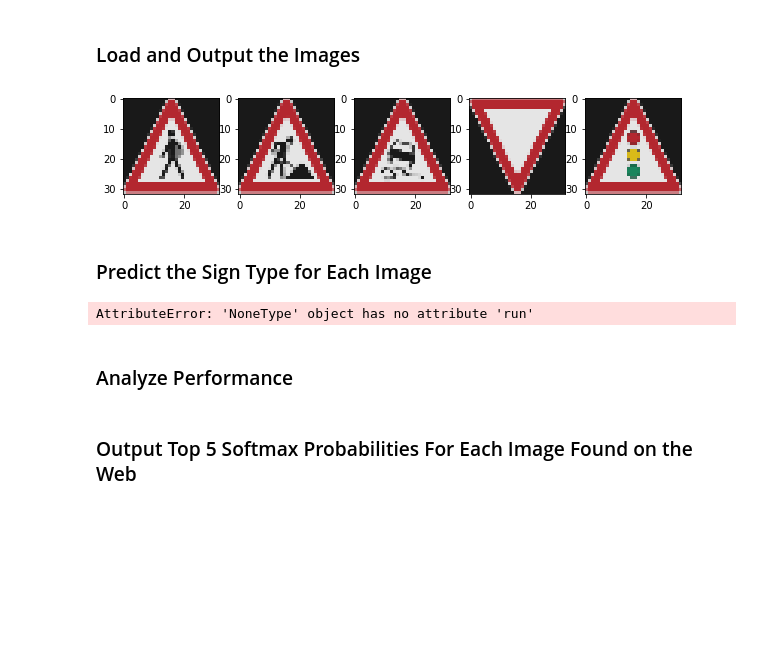
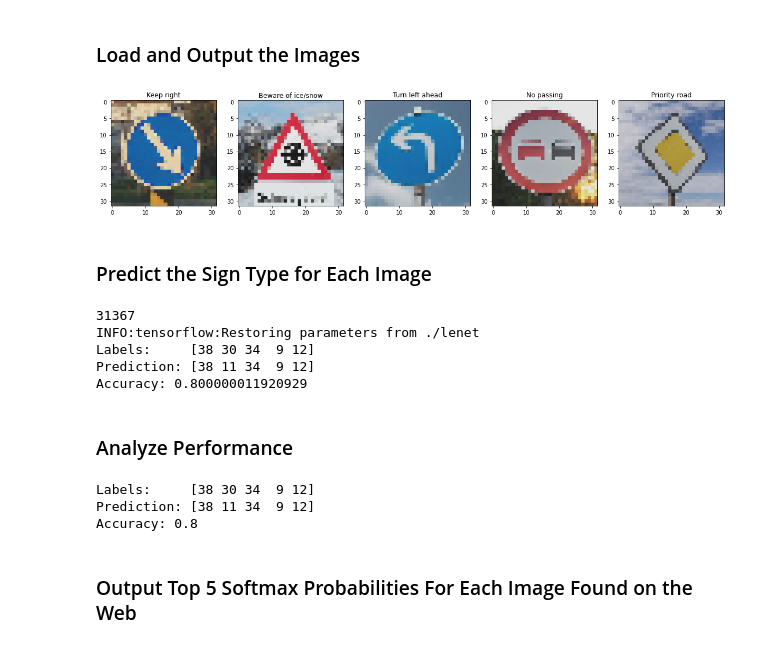
Before and after one commit to Zulkhuu/self-driving-car, a Jupyter notebook: P3_traffic_sign_classifier/Traffic_Sign_Classifier.ipynb, the cells around one changed output. Drawn from its saved outputs; the diff is of its cells as text; code cells hidden in the pictures; blank space fills up the shorter version.

```diff
--- a/P3_traffic_sign_classifier/Traffic_Sign_Classifier.ipynb
+++ b/P3_traffic_sign_classifier/Traffic_Sign_Classifier.ipynb
@@ -111,6 +111,7 @@ df.plot(y='counts', x='class_names', kind='barh', figsize=(10,16))
 # %%
 
 plt_size = 8
+title_len_max = 20
 fig, axs = plt.subplots(plt_size, plt_size)
 fig.set_size_inches(20, 20)
 for i in range(plt_size):
@@ -119,6 +120,7 @@ for i in range(plt_size):
         image = X_train[rand_idx]
         label = y_train[rand_idx]
         axs[i,j].imshow(image)
-        axs[i,j].set_title(class_names[label])
+        title = class_names[label] if len(class_names[label])<title_len_max else class_names[label][:title_len_max]
+        axs[i,j].set_title(title)
         axs[i,j].axis('off')
 # %% [output]
@@ -272,7 +274,7 @@ A validation set can be used to assess how well the model is performing. A low a
 sets imply underfitting. A high accuracy on the training set but low accuracy on the validation set implies overfitting.
 # %%
 # Hyperparameters
-EPOCHS = 30
+EPOCHS = 10
 BATCH_SIZE = 256
 rate = 0.001
 
@@ -289,6 +291,8 @@ training_operation = optimizer.minimize(loss_operation)
 
 correct_prediction = tf.equal(tf.argmax(logits, 1), tf.argmax(one_hot_y, 1))
 accuracy_operation = tf.reduce_mean(tf.cast(correct_prediction, tf.float32))
+#tf.nn.softmax(logits)
+top_k_operation = tf.nn.top_k(logits, k=5)
 saver = tf.train.Saver()
 
 def evaluate(X_data, y_data):
@@ -324,7 +310,7 @@ WARNING:tensorflow:From /tmp/ipykernel_27112/3976752211.py:19: The name tf.train
 ### Once a final model architecture is selected,
 ### the accuracy on the test set should be calculated and reported as well.
 ### Feel free to use as many code cells as needed.
-losses, test_accs, valid_accs = [], [], []
+losses, train_accs, valid_accs = [], [], []
 with tf.Session() as sess:
     sess.run(tf.global_variables_initializer())
     num_examples = len(X_train_processed)
@@ -341,9 +327,9 @@ with tf.Session() as sess:
 
         validation_accuracy = evaluate(X_valid_processed, y_valid)
         valid_accs.append(validation_accuracy)
-        test_accuracy = evaluate(X_train_, y_train_)
-        test_accs.append(test_accuracy)
-        print(f"EPOCH {i+1:02}: Loss = {loss:.3f} Validation Accuracy = {validation_accuracy:.3f} Test Accuracy = {test_accuracy:.3f}")
+        train_accuracy = evaluate(X_train_, y_train_)
+        train_accs.append(train_accuracy)
+        print(f"EPOCH {i+1:02}: Loss = {loss:.3f} Validation Accuracy = {validation_accuracy:.3f} Train Accuracy = {train_accuracy:.3f}")
 
     saver.save(sess, './lenet')
     print("Model saved")
@@ -398,24 +389,28 @@ You may find `signnames.csv` useful as it contains mappings from the class id (i
 # %%
 ### Load the images and plot them here.
 ### Feel free to use as many code cells as needed.
 
 # Load some signs downloaded from https://en.wikipedia.org/wiki/Road_signs_in_Germany
 import glob
 img_files = glob.glob("assets/german_*.png")
 
 fig, axs = plt.subplots(1, len(img_files))
-fig.set_size_inches(10, 20)
+fig.set_size_inches(20, 20)
 images = np.zeros((len(img_files), 32, 32, 3), dtype=np.float32)
-labels = np.array([27, 25, 23, 13, 26])
+labels = np.array([38, 30, 34, 9, 12])
+title_len_max = 20
 for i in range(len(img_files)):
     img_bgr = cv2.imread(img_files[i])
     img_rgb = cv2.cvtColor(img_bgr, cv2.COLOR_BGR2RGB)
     img = cv2.resize(img_rgb, (32,32))
     images[i] =normalize_grayscale(img)
+    label = labels[i]
+    title = class_names[label] if len(class_names[label])<title_len_max else class_names[label][:title_len_max]
+    axs[i].set_title(title)
     axs[i].imshow(images[i])
 plt.show()
 # %% [output]
-[figure, old version]
+[figure, new version]
 # %% [markdown]
 ### Predict the Sign Type for Each Image
 # %%
@@ -424,17 +419,30 @@ plt.show()
 ### Feel free to use as many code cells as needed.
 
 num_examples = len(images)
-total_accuracy = 0
+print(len(y_train))
 
+prediction_operation = tf.argmax(logits, 1)
 with tf.Session() as sess:
-    sess.run(tf.global_variables_initializer())
+    saver.restore(sess, tf.train.latest_checkpoint('.'))
     accuracy = sess.run(accuracy_operation, feed_dict={x: images, y: labels, keep_prob: 1.0})
+    predictions = sess.run(prediction_operation, feed_dict={x: images, keep_prob: 1.0})
 # %% [output]
-AttributeError: 'NoneType' object has no attribute 'run'
+31367
+INFO:tensorflow:Restoring parameters from ./lenet
+Labels:     [38 30 34  9 12]
+Prediction: [38 11 34  9 12]
+Accuracy: 0.800000011920929
 # %% [markdown]
 ### Analyze Performance
 # %%
 ### Calculate the accuracy for these 5 new images.
 ### For example, if the model predicted 1 out of 5 signs correctly, it's 20% accurate on these new images.
+print(f"Labels:     {labels}")
+print(f"Prediction: {predictions}")
+print(f"Accuracy: {accuracy:.03}")
+# %% [output]
+Labels:     [38 30 34  9 12]
+Prediction: [38 11 34  9 12]
+Accuracy: 0.8
 # %% [markdown]
 ### Output Top 5 Softmax Probabilities For Each Image Found on the Web
```
Also changed, not shown: parts of 12 cells of this notebook, 17 other files.
